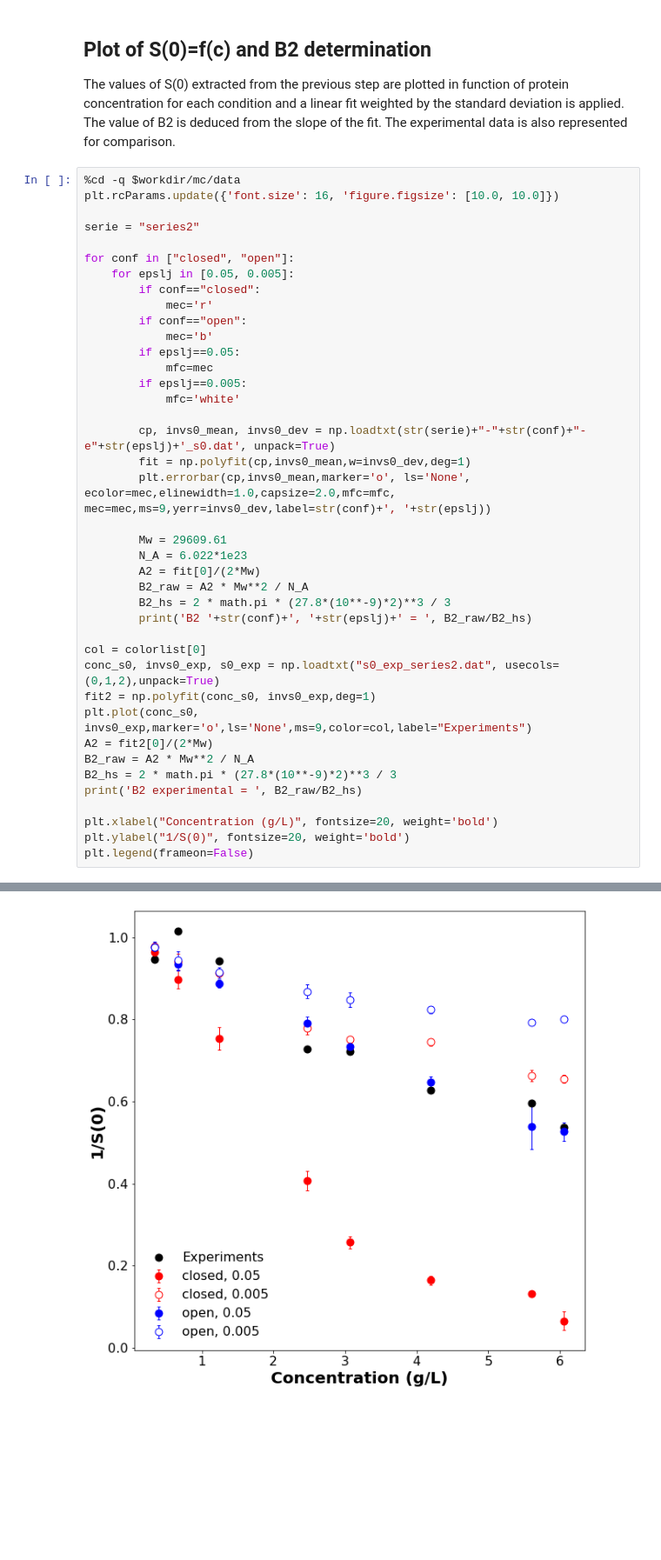
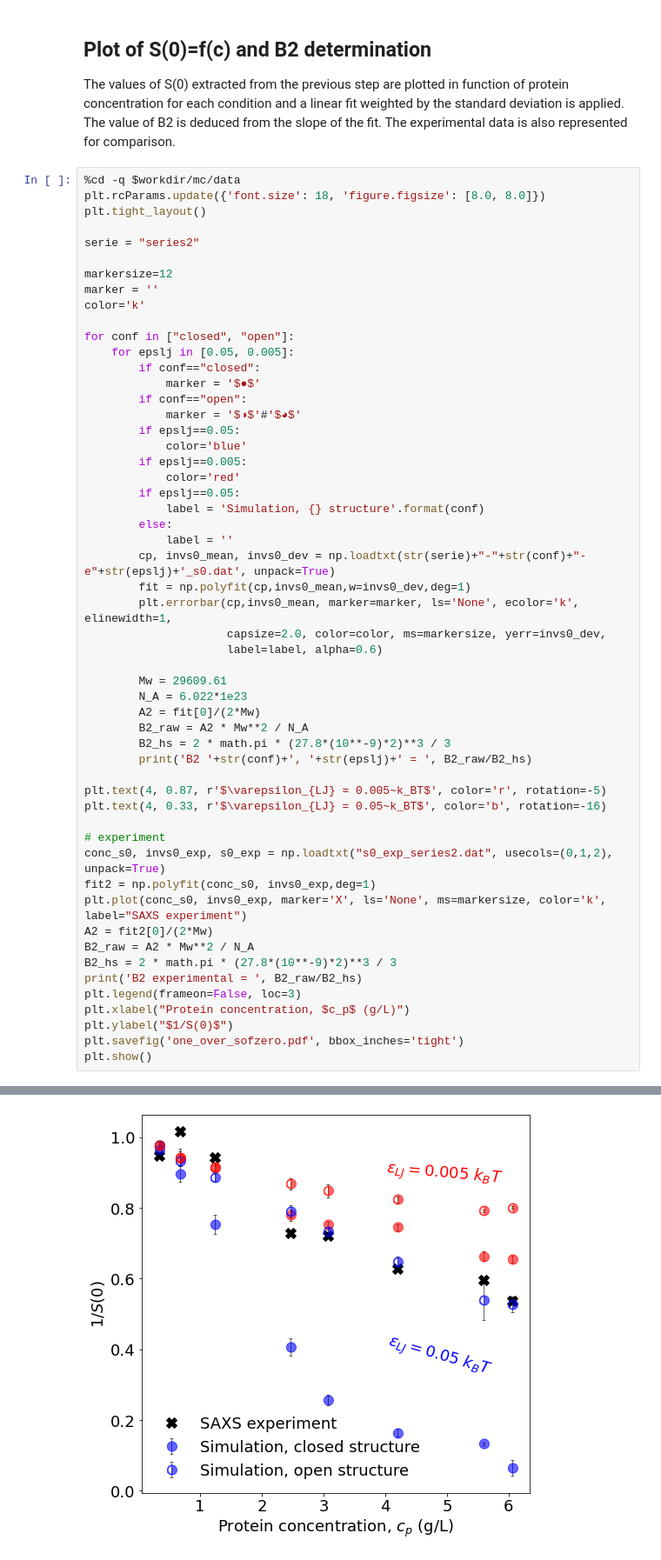
Before and after one commit to mlund/SI-Lipase-Structure-Factors, a Jupyter notebook: manybody/noswap/plot_manybody_noswap.ipynb, the cells around one changed output, grey strips where cells are left out. Shown at 87% size. Drawn from its saved outputs; the diff is of its cells as text; blank space fills up the shorter version.

Commit message:
Update 1/S(0) plot

```diff
--- a/manybody/noswap/plot_manybody_noswap.ipynb
+++ b/manybody/noswap/plot_manybody_noswap.ipynb
@@ -348,48 +348,62 @@ Standard deviation = 5.850786365621948
 The values of S(0) extracted from the previous step are plotted in function of protein concentration for each condition and a linear fit weighted by the standard deviation is applied. The value of B2 is deduced from the slope of the fit. The experimental data is also represented for comparison.
 # %%
 %cd -q $workdir/mc/data
-plt.rcParams.update({'font.size': 16, 'figure.figsize': [10.0, 10.0]})
+plt.rcParams.update({'font.size': 18, 'figure.figsize': [8.0, 8.0]})
+plt.tight_layout()
 
 serie = "series2"
+
+markersize=12
+marker = ''
+color='k'
 
 for conf in ["closed", "open"]:
     for epslj in [0.05, 0.005]:
         if conf=="closed":
-            mec='r'
+            marker = '$●$'
         if conf=="open":
-            mec='b'
+            marker = '$◑$'#'$◕$'
         if epslj==0.05:
-            mfc=mec
+            color='blue'
         if epslj==0.005:
-            mfc='white'
-
+            color='red'
+        if epslj==0.05:
+            label = 'Simulation, {} structure'.format(conf)
+        else:
+            label = ''
         cp, invs0_mean, invs0_dev = np.loadtxt(str(serie)+"-"+str(conf)+"-e"+str(epslj)+'_s0.dat', unpack=True)
         fit = np.polyfit(cp,invs0_mean,w=invs0_dev,deg=1)
-        plt.errorbar(cp,invs0_mean,marker='o', ls='None', ecolor=mec,elinewidth=1.0,capsize=2.0,mfc=mfc, mec=mec,ms=9,yerr=invs0_dev,label=str(conf)+', '+str(epslj))
+        plt.errorbar(cp,invs0_mean, marker=marker, ls='None', ecolor='k', elinewidth=1,
+                     capsize=2.0, color=color, ms=markersize, yerr=invs0_dev,
+                     label=label, alpha=0.6)
 
         Mw = 29609.61
         N_A = 6.022*1e23
         A2 = fit[0]/(2*Mw)
         B2_raw = A2 * Mw**2 / N_A
         B2_hs = 2 * math.pi * (27.8*(10**-9)*2)**3 / 3
         print('B2 '+str(conf)+', '+str(epslj)+' = ', B2_raw/B2_hs)
 
-col = colorlist[0]
-conc_s0, invs0_exp, s0_exp = np.loadtxt("s0_exp_series2.dat", usecols=(0,1,2),unpack=True)
+plt.text(4, 0.87, r'$\varepsilon_{LJ} = 0.005~k_BT$', color='r', rotation=-5)
+plt.text(4, 0.33, r'$\varepsilon_{LJ} = 0.05~k_BT$', color='b', rotation=-16)
+
+# experiment
+conc_s0, invs0_exp, s0_exp = np.loadtxt("s0_exp_series2.dat", usecols=(0,1,2), unpack=True)
 fit2 = np.polyfit(conc_s0, invs0_exp,deg=1)
-plt.plot(conc_s0, invs0_exp,marker='o',ls='None',ms=9,color=col,label="Experiments")
+plt.plot(conc_s0, invs0_exp, marker='X', ls='None', ms=markersize, color='k', label="SAXS experiment")
 A2 = fit2[0]/(2*Mw)
 B2_raw = A2 * Mw**2 / N_A
 B2_hs = 2 * math.pi * (27.8*(10**-9)*2)**3 / 3
 print('B2 experimental = ', B2_raw/B2_hs)
-
-plt.xlabel("Concentration (g/L)", fontsize=20, weight='bold')
-plt.ylabel("1/S(0)", fontsize=20, weight='bold')
-plt.legend(frameon=False)
+plt.legend(frameon=False, loc=3)
+plt.xlabel("Protein concentration, $c_p$ (g/L)")
+plt.ylabel("$1/S(0)$")
+plt.savefig('one_over_sofzero.pdf', bbox_inches='tight')
+plt.show()
 # %% [output]
 B2 closed, 0.05 =  -10.890847047020952
 B2 closed, 0.005 =  -3.721912024366461
 B2 open, 0.05 =  -5.420666547720568
 B2 open, 0.005 =  -2.5778083778168934
 B2 experimental =  -5.437981895554401
-[figure, old version]
+[figure, new version]
```
Also changed, not shown: parts of 2 cells of this notebook.
